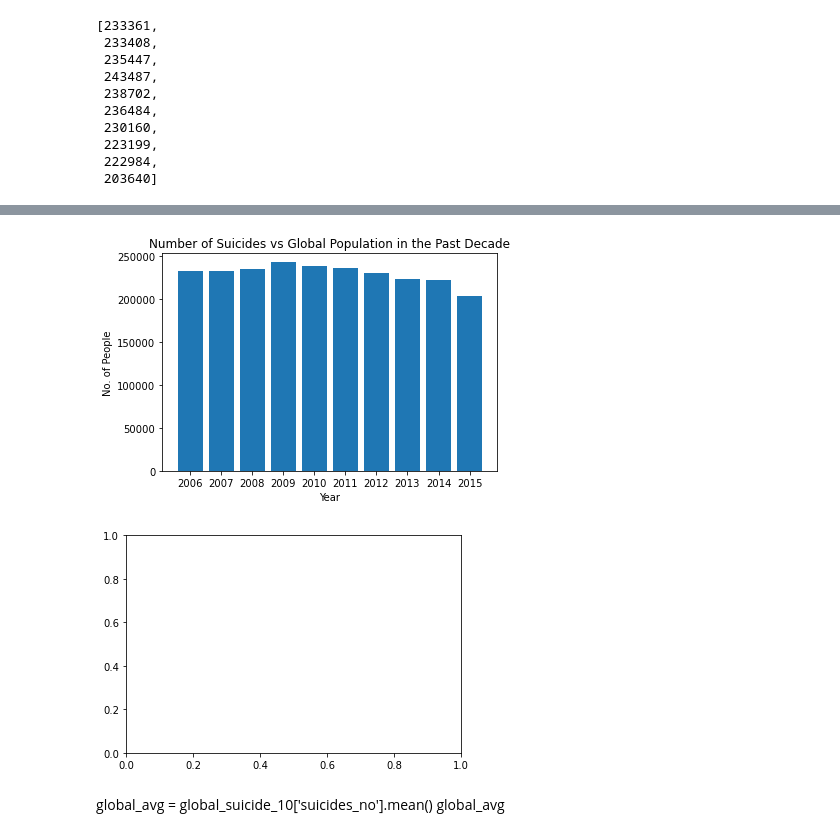
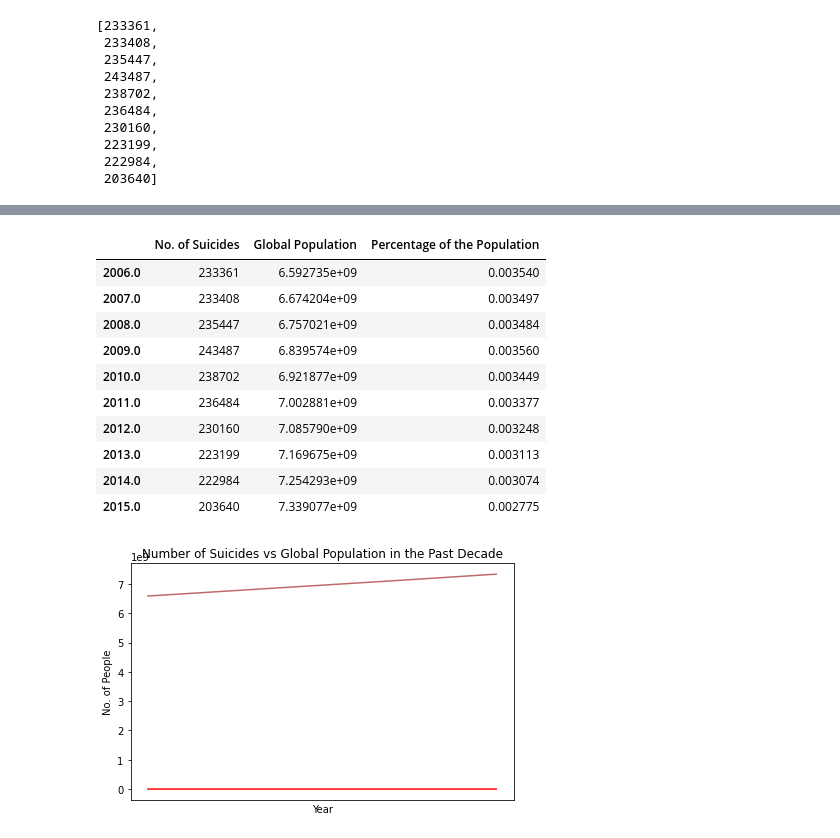
Before and after one commit to arw-625/Happiest-Generation, a Jupyter notebook: Happiest -Gen.ipynb, the cells around one changed output, grey strips where cells are left out. Drawn from its saved outputs; the diff is of its cells as text; code cells hidden in the pictures.

```diff
--- a/Happiest -Gen.ipynb
+++ b/Happiest -Gen.ipynb
@@ -73,6 +73,8 @@ suicide_rates = file.drop(labels = 'gdp_per_capita ($)', axis = 1)
 suicide_rates = suicide_rates.drop(labels = 'country-year', axis = 1)
 suicide_rates = suicide_rates.drop(labels = 'HDI for year', axis = 1)
 suicide_rates = suicide_rates.drop(labels = 'age', axis =1)
+suicide_rates = suicide_rates.drop(labels = 'sex', axis =1)
+suicide_rates = suicide_rates.drop(labels = 'population', axis =1)
 # %%
 suicide_rates
 # %% [output]
@@ -139,5 +156,7 @@ list(y_sui_totals)
  222984,
  203640]
 # %%
-# countries2 = file2['Country Name']
-# countries2.head()
+#file2['Year']
+world = file2.loc[259][-15:-5]
+world_pop = world.transpose()
+list(world_pop)
@@ -147,33 +217,56 @@ list(y_sui_totals)
+# %%
+glb_sui = pd.DataFrame(data, index = x_years, columns = ['No. of Suicides', 'Global Population', 'Percentage of the Population'])
+glb_sui
+# %% [output]
+|  | No. of Suicides | Global Population | Percentage of the Population |
+| 2006.0 | 233361 | 6.592735e+09 | 0.003540 |
+| 2007.0 | 233408 | 6.674204e+09 | 0.003497 |
+| 2008.0 | 235447 | 6.757021e+09 | 0.003484 |
+| 2009.0 | 243487 | 6.839574e+09 | 0.003560 |
+| 2010.0 | 238702 | 6.921877e+09 | 0.003449 |
+| 2011.0 | 236484 | 7.002881e+09 | 0.003377 |
+| 2012.0 | 230160 | 7.085790e+09 | 0.003248 |
+| 2013.0 | 223199 | 7.169675e+09 | 0.003113 |
+| 2014.0 | 222984 | 7.254293e+09 | 0.003074 |
+| 2015.0 | 203640 | 7.339077e+09 | 0.002775 |
 # %%
 #Bar graph depicting the number of suicides per year from 2006-2015
-ax, fig = plt.subplots(1,1)
-
-#plt.subplots()
-#plt.close("all")
-
-####subplot 1
+ax, fig = plt.subplots(sharex=True,sharey=True)
 
 
-#plt.subplot(2,1,1)
+plt.title("Number of Suicides vs Global Population in the Past Decade")
+plt.xlabel("Year")
+plt.ylabel("No. of People")
+plt.xticks(range(2006,2016,1))
+#plt.yticks(range(0,700000000,1000000))
+#x-axis values
+x_years = np.linspace(2006,2015,10)
+
+#y-axis values
+y1 = list(y_sui_totals)
+y2 = list(world_pop)
+
+
+plt.plot(y1, color = 'red')
+plt.plot(y2, alpha = .7, color = 'brown')
+
+plt.tight_layout()
+
+
+
+
+#plt.subplot(1,2,1, facecolor='red')
+# ax, fig = plt.subplots(1,1,sharex=True,sharey=True)
+
+
 #plt.bar(years, A, color = 'b', label='A')
 #plt.bar(years, increment, color = 'r', bottom = A, label='increment')
 
-plt.bar(x_years, list(y_sui_totals))
+#plt.legend()
 
-plt.title("Number of Suicides vs Global Population in the Past Decade")
-# #plt.legend()
-plt.xlabel("Year")
-plt.ylabel("No. of People")
-plt.xticks(range(2006,2016,1))
-#plt.yticks(np.arange(0, max(y_sui_totals),5))
-plt.ylim(0,max(y_sui_totals) + 10000)
 
-ax, fig = plt.subplots(1,1,sharex=True,sharey=True)
 
-plt.show()
+# ax, fig = plt.subplots(1,1,sharex=True,sharey=True)
+# plt.bar(x_years, list(world_pop))
 # %% [output]
-[figure, old version]
+[figure, new version]
-[figure, removed]
-# %% [markdown]
-global_avg = global_suicide_10['suicides_no'].mean()
-global_avg
```
Also changed, not shown: parts of 16 cells of this notebook, 3 other files.
